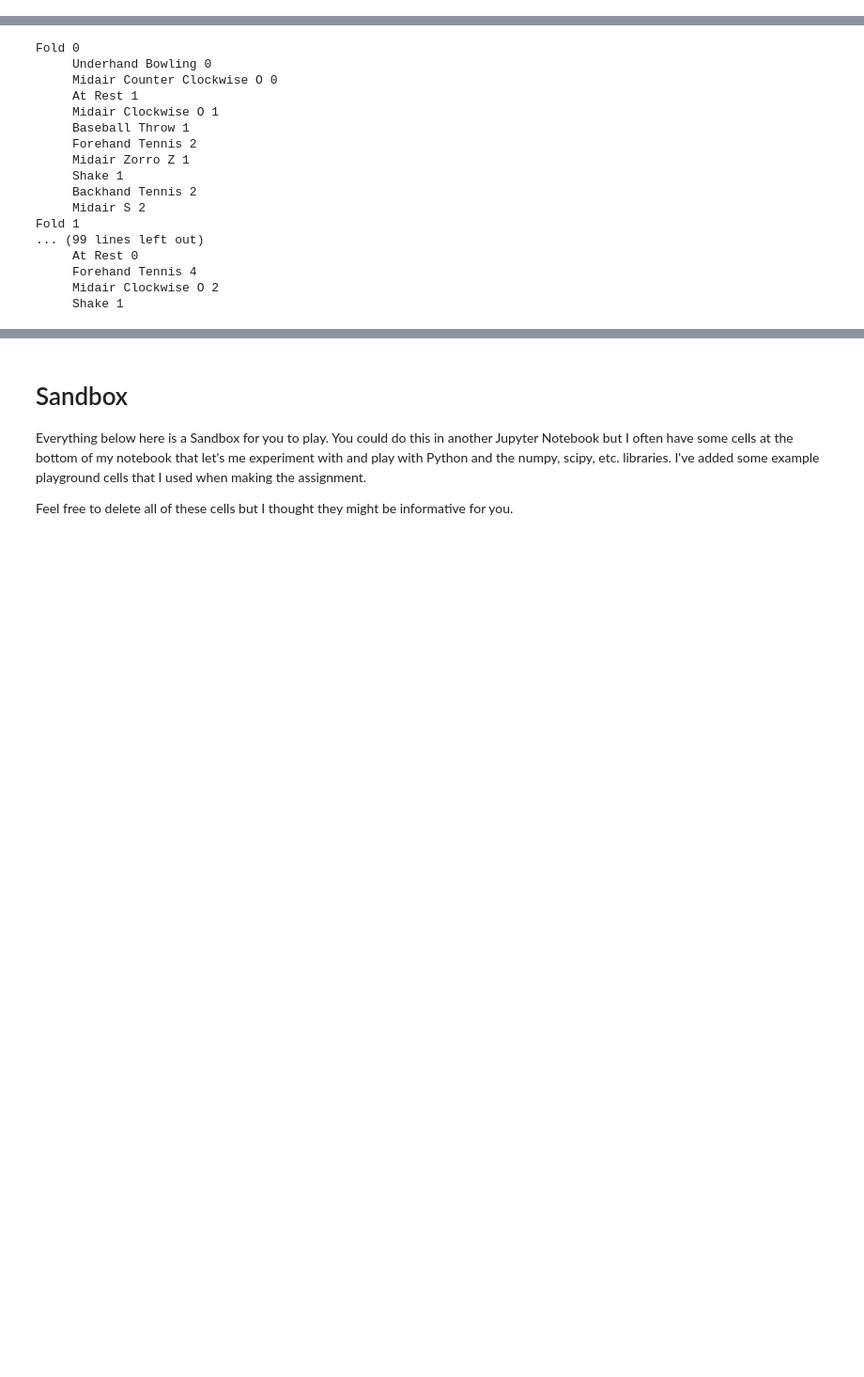
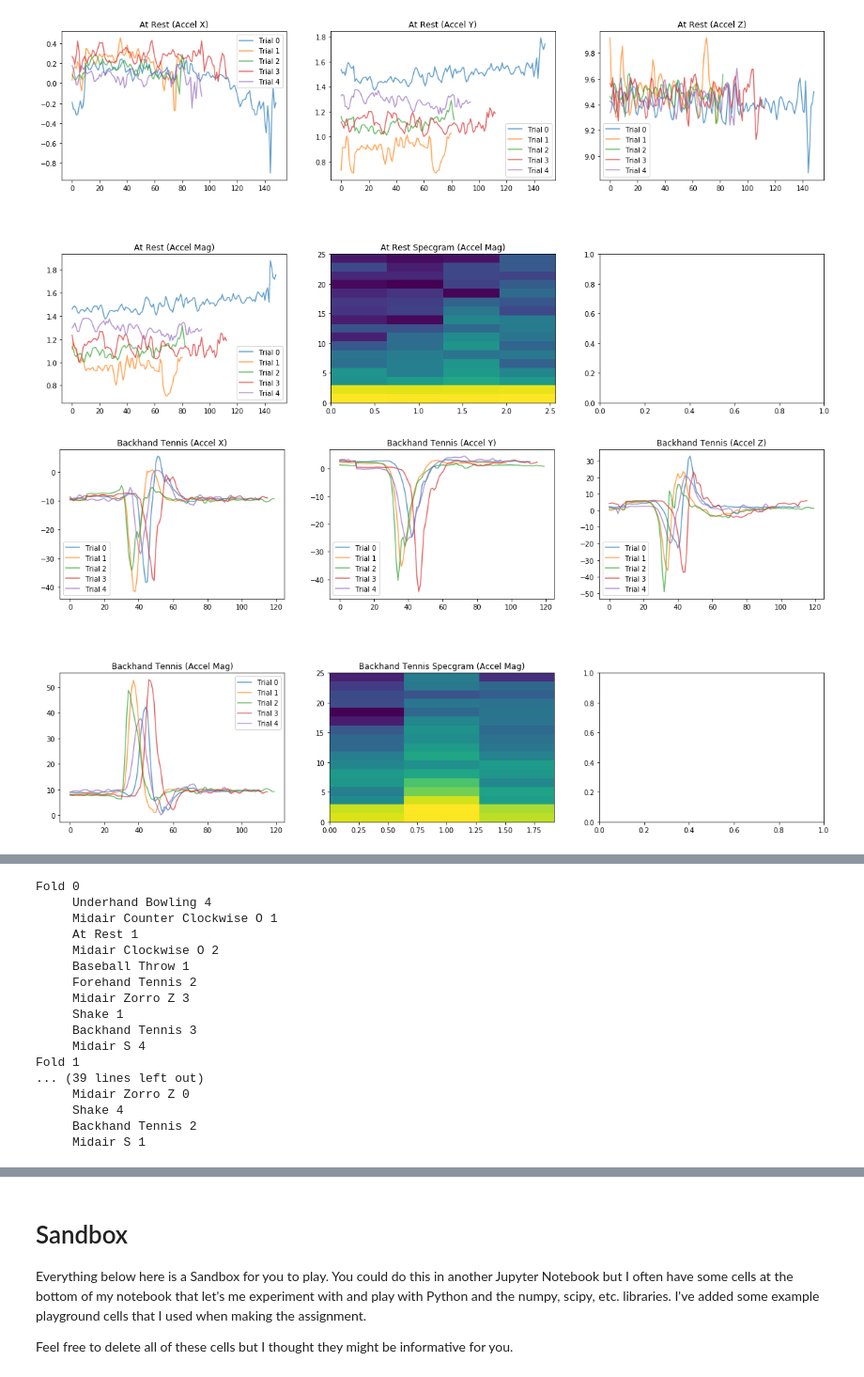
Before and after one commit to cynthisl/ubicomp, a Jupyter notebook: gesture/Gesture Recognizer.ipynb, the cells around one changed output, grey strips where cells are left out. Shown at 94% size. Cells and saved outputs as stored; diff of their text form; code cells hidden in the pictures; blank space fills up the shorter version.

```diff
--- a/gesture/Gesture Recognizer.ipynb
+++ b/gesture/Gesture Recognizer.ipynb
@@ -325,0 +350,40 @@ You should consider upgrading via the 'pip install --upgrade pip' command.
+# %%
+
+NFFT = 32     # the length of the windowing segments
+Fs = 50  # the sampling rate
+
+def visualizeGesture(name, gestureTrials):
+    """Vizualize the Gesture; modified provided class code.
+    Displays xyz mag and specgram
+    Specgram help from here: https://stackoverflow.com/a/35933996
+    """
+    fig, axes = plt.subplots(2, 3, figsize=(20, 10), squeeze=False)
+    fig.subplots_adjust(hspace=0.5)
+    for trialNum, trial in enumerate(gestureTrials):
+        axes[0][0].plot(trial.accel.raw_x, alpha=0.7, label="Trial {}".format(trialNum))
+        axes[0][1].plot(trial.accel.raw_y, alpha=0.7, label="Trial {}".format(trialNum))
+        axes[0][2].plot(trial.accel.raw_z, alpha=0.7, label="Trial {}".format(trialNum))
+        axes[1][0].plot(trial.accel.raw_mag, alpha=0.7, label="Trial {}".format(trialNum))
+        Pxx, freqs, bins, im = axes[1][1].specgram(trial.accel.raw_mag, NFFT=NFFT, Fs=Fs,noverlap=0)
+
+    axes[0][0].set_title(name + " (Accel X)")
+    axes[0][0].legend()
+
+    axes[0][1].set_title(name + " (Accel Y)")
+    axes[0][1].legend()
+
+    axes[0][2].set_title(name + " (Accel Z)")
+    axes[0][2].legend()
+
+    axes[1][0].set_title(name + " (Accel Mag)")
+    axes[1][0].legend()
+
+    axes[1][1].set_title(name + " Specgram (Accel Mag)")
+
+
+def createGestureViz(gestureMap):
+    index = 0
+    gestureNamesSorted = sorted(gestureMap.keys())
+    for gestureName in gestureNamesSorted:
+        gestureTrials = gestureMap[gestureName]
+        visualizeGesture(gestureName, gestureTrials)
@@ -415,0 +502,6 @@ createGestureViz(jonTrials)
+# %%
+#Display MyGuestureData
+createGestureViz(myTrials)
+# %% [output]
+[figure, added]
+[figure, added]
@@ -416,28 +517,22 @@ createGestureViz(jonTrials)
 # %%
-#pdb.set_trace()
-#transformTrials(jonTrials)
-#transformTrials(myTrials)
-
-# Create folds
+# Create folds for Jon Data
 jon_folds = makeFolds(jonTrials)
 printFolds(jon_folds)
-my_folds = makeFolds(myTrials)
-printFolds(my_folds)
 # %% [output]
 Fold 0
-     Underhand Bowling 0
-     Midair Counter Clockwise O 0
+     Underhand Bowling 4
+     Midair Counter Clockwise O 1
      At Rest 1
-     Midair Clockwise O 1
+     Midair Clockwise O 2
      Baseball Throw 1
      Forehand Tennis 2
-     Midair Zorro Z 1
+     Midair Zorro Z 3
      Shake 1
+     Backhand Tennis 3
+     Midair S 4
+Fold 1
+... (39 lines left out)
+     Midair Zorro Z 0
+     Shake 4
      Backhand Tennis 2
-     Midair S 2
-Fold 1
-... (99 lines left out)
-     At Rest 0
-     Forehand Tennis 4
-     Midair Clockwise O 2
-     Shake 1
+     Midair S 1
```
Also changed, not shown: parts of 25 cells of this notebook.
